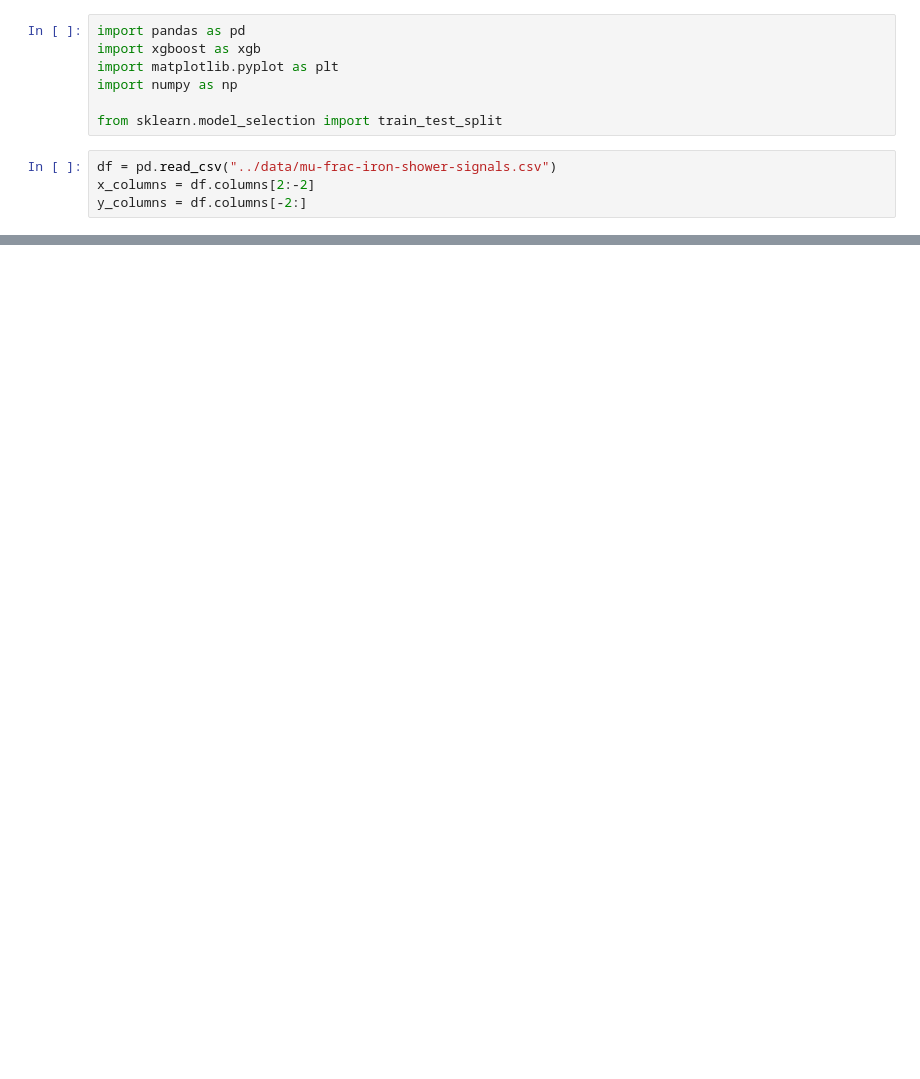
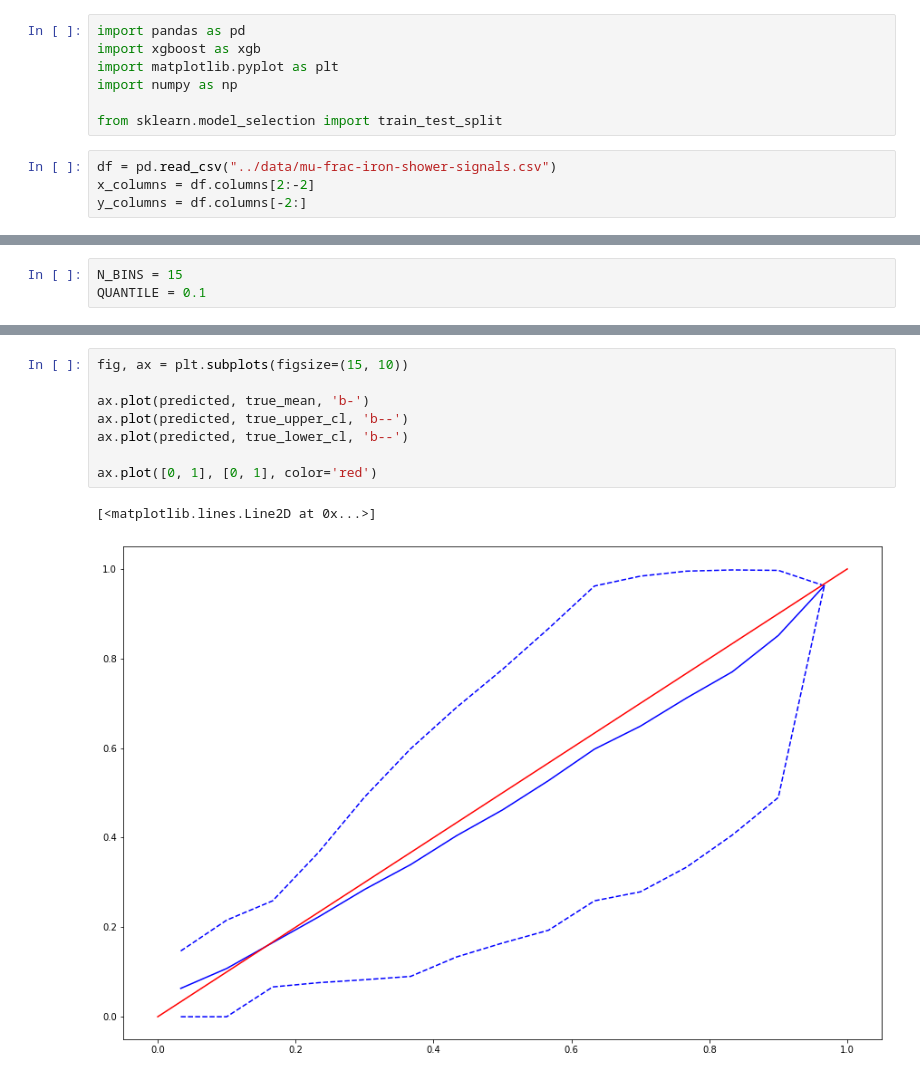
Before and after one commit to nj-vs-vh/ta-muon-puzzle, a Jupyter notebook: notebooks/xgboost-regressor-training.ipynb, the cells around one changed output, grey strips where cells are left out. Drawn from its saved outputs; the diff is of its cells as text; blank space fills up the shorter version.

```diff
--- a/notebooks/xgboost-regressor-training.ipynb
+++ b/notebooks/xgboost-regressor-training.ipynb
@@ -84,0 +99,3 @@ plt.savefig(f"../pics/xgboost-evaluation-{param['objective']}-no-extremes.png",
+# %%
+N_BINS = 15
+QUANTILE = 0.1
@@ -84,0 +130,11 @@ plt.savefig(f"../pics/xgboost-evaluation-{param['objective']}-no-extremes.png",
+# %%
+fig, ax = plt.subplots(figsize=(15, 10))
+
+ax.plot(predicted, true_mean, 'b-')
+ax.plot(predicted, true_upper_cl, 'b--')
+ax.plot(predicted, true_lower_cl, 'b--')
+
+ax.plot([0, 1], [0, 1], color='red')
+# %% [output]
+[<matplotlib.lines.Line2D at 0x...>]
+[figure, added]
```
Also changed, not shown: parts of 10 cells of this notebook, 5 other files.
